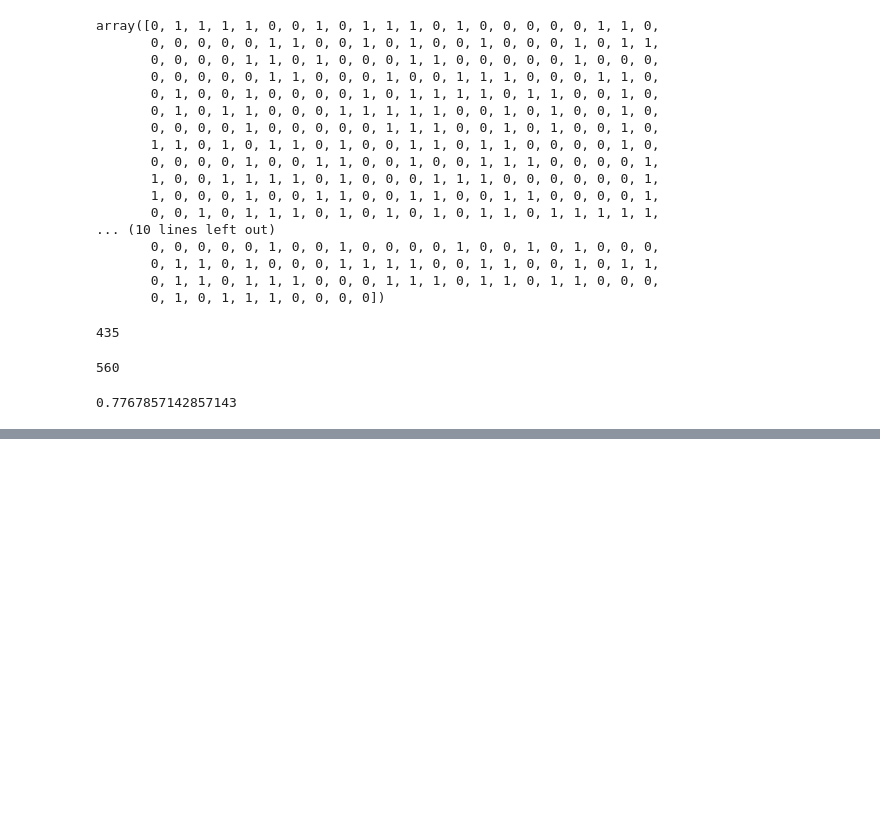
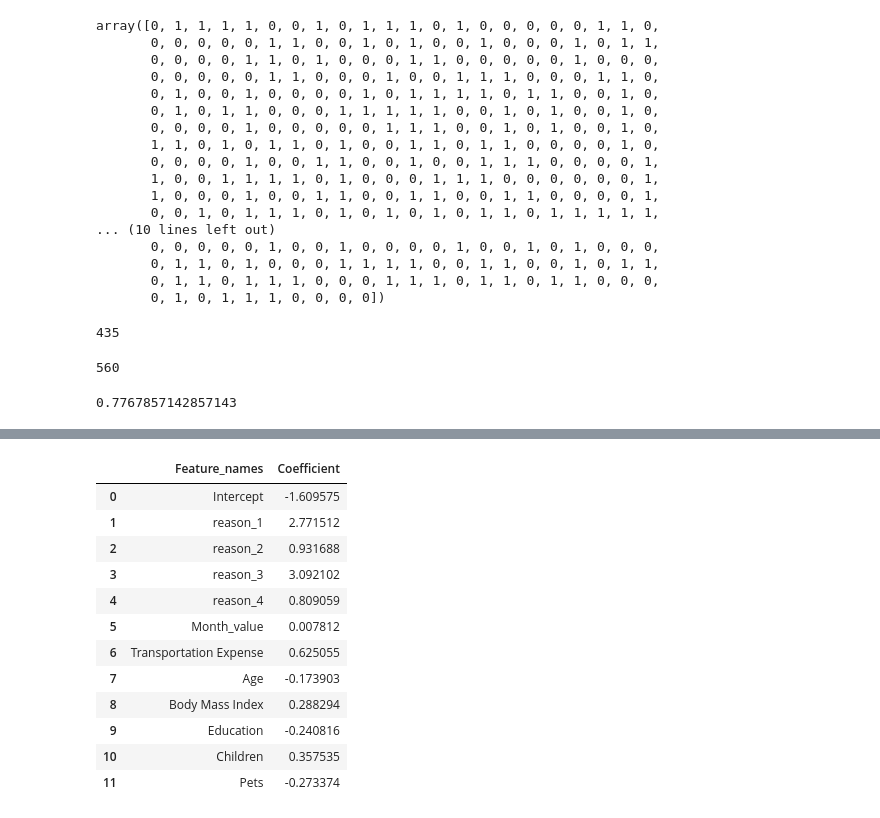
Before and after one commit to vivekkum-ar/Employee-Absenteesim-Case-Study, a Jupyter notebook: Employee-Absenteesim-Case-Study.ipynb, the cells around one changed output, grey strips where cells are left out. Drawn from its saved outputs; the diff is of its cells as text; code cells hidden in the pictures; blank space fills up the shorter version.

```diff
--- a/Employee-Absenteesim-Case-Study.ipynb
+++ b/Employee-Absenteesim-Case-Study.ipynb
@@ -965,0 +984,4 @@ np.sum(model_outputs == y_train) / model_outputs.shape[0]
+# %%
+feature_names = unscaled_inputs.columns.values
+# %%
+summary_table = pd.DataFrame(data = feature_names, columns = ['Feature_names'])
@@ -965,0 +1035,18 @@ np.sum(model_outputs == y_train) / model_outputs.shape[0]
+# %%
+summary_table.loc[0] = ['Intercept',reg.intercept_[0]]
+summary_table = summary_table.sort_index()
+summary_table
+# %% [output]
+|  | Feature_names | Coefficient |
+| 0 | Intercept | -1.609575 |
+| 1 | reason_1 | 2.771512 |
+| 2 | reason_2 | 0.931688 |
+| 3 | reason_3 | 3.092102 |
+| 4 | reason_4 | 0.809059 |
+| 5 | Month_value | 0.007812 |
+| 6 | Transportation Expense | 0.625055 |
+| 7 | Age | -0.173903 |
+| 8 | Body Mass Index | 0.288294 |
+| 9 | Education | -0.240816 |
+| 10 | Children | 0.357535 |
+| 11 | Pets | -0.273374 |
```
Also changed, not shown: parts of 10 cells of this notebook.
